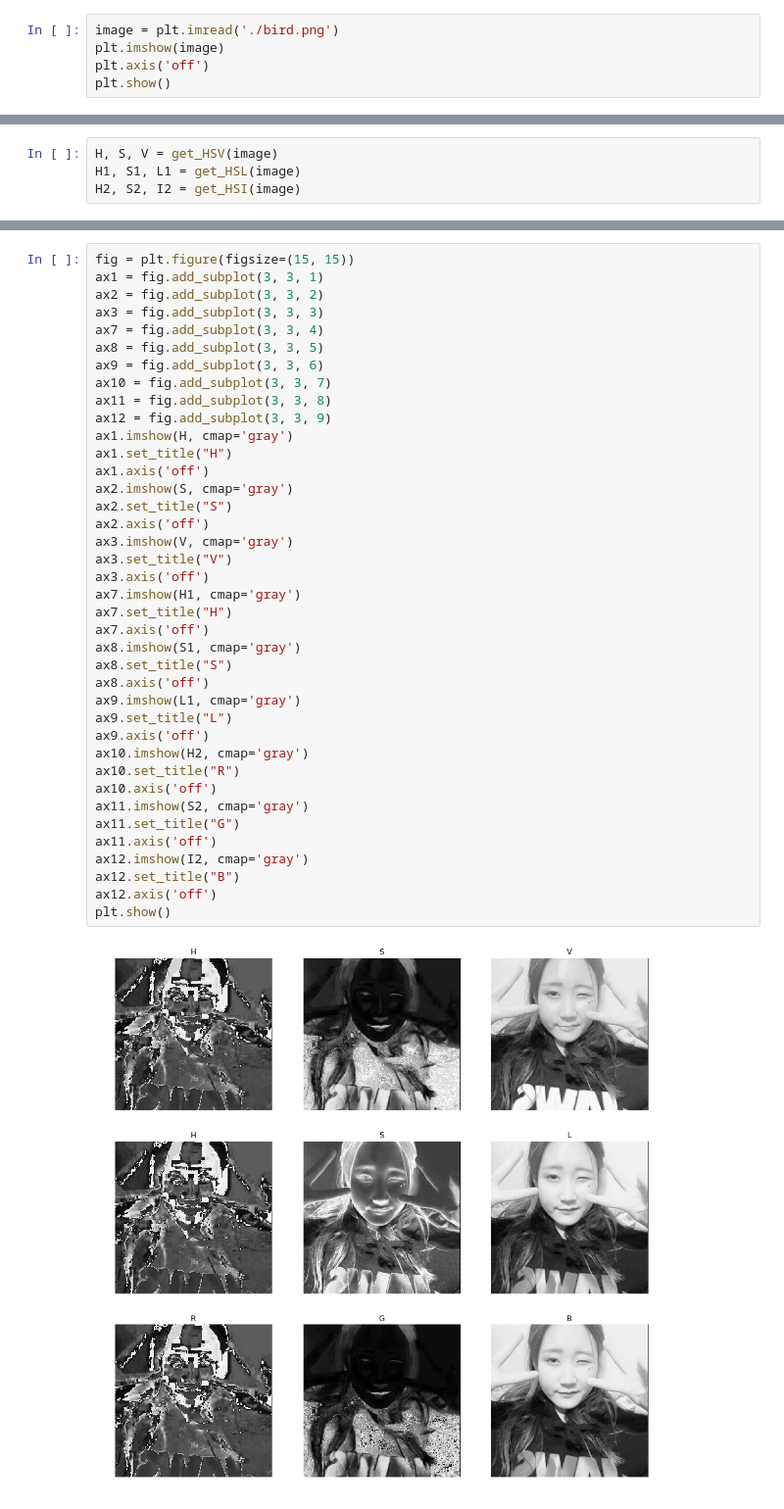
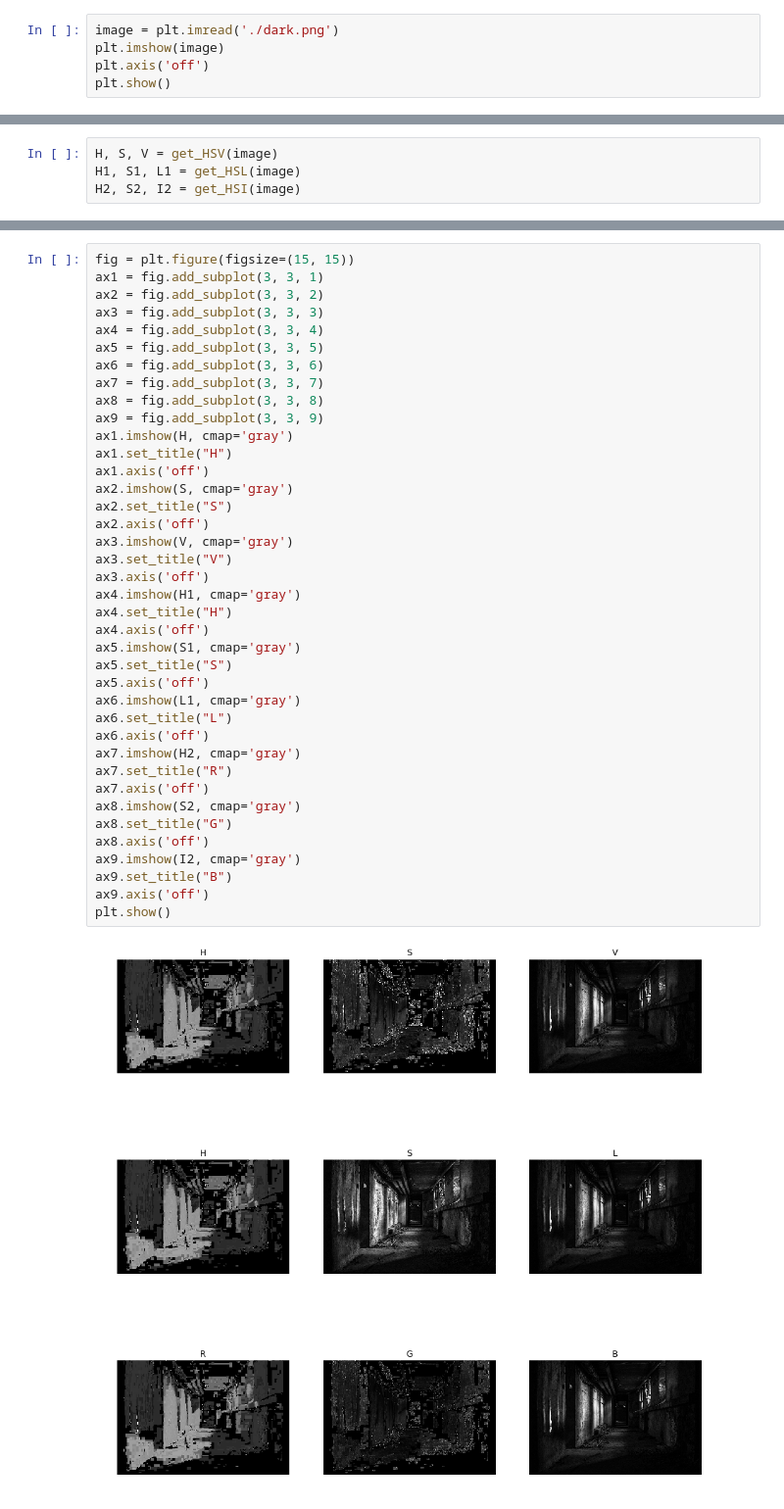
Before and after one commit to maestrojeong/image_process, a Jupyter notebook: img_axes.ipynb, the cells around one changed output, grey strips where cells are left out. Shown at 98% size. Cells and saved outputs as stored; diff of their text form.

```diff
--- a/img_axes.ipynb
+++ b/img_axes.ipynb
@@ -5,7 +5,7 @@ from ops import get_HSI
 from ops import get_HSV
 from ops import get_HSL
 # %%
-image = plt.imread('./bird.png')
+image = plt.imread('./dark.png')
 plt.imshow(image)
 plt.axis('off')
 plt.show()
@@ -44,41 +44,41 @@ plt.show()
 # %%
 fig = plt.figure(figsize=(15, 15))
 ax1 = fig.add_subplot(3, 3, 1)
 ax2 = fig.add_subplot(3, 3, 2)
 ax3 = fig.add_subplot(3, 3, 3)
-ax7 = fig.add_subplot(3, 3, 4)
-ax8 = fig.add_subplot(3, 3, 5)
-ax9 = fig.add_subplot(3, 3, 6)
-ax10 = fig.add_subplot(3, 3, 7)
-ax11 = fig.add_subplot(3, 3, 8)
-ax12 = fig.add_subplot(3, 3, 9)
+ax4 = fig.add_subplot(3, 3, 4)
+ax5 = fig.add_subplot(3, 3, 5)
+ax6 = fig.add_subplot(3, 3, 6)
+ax7 = fig.add_subplot(3, 3, 7)
+ax8 = fig.add_subplot(3, 3, 8)
+ax9 = fig.add_subplot(3, 3, 9)
 ax1.imshow(H, cmap='gray')
 ax1.set_title("H")
 ax1.axis('off')
 ax2.imshow(S, cmap='gray')
 ax2.set_title("S")
 ax2.axis('off')
 ax3.imshow(V, cmap='gray')
 ax3.set_title("V")
 ax3.axis('off')
-ax7.imshow(H1, cmap='gray')
-ax7.set_title("H")
+ax4.imshow(H1, cmap='gray')
+ax4.set_title("H")
+ax4.axis('off')
+ax5.imshow(S1, cmap='gray')
+ax5.set_title("S")
+ax5.axis('off')
+ax6.imshow(L1, cmap='gray')
+ax6.set_title("L")
+ax6.axis('off')
+ax7.imshow(H2, cmap='gray')
+ax7.set_title("R")
 ax7.axis('off')
-ax8.imshow(S1, cmap='gray')
-ax8.set_title("S")
+ax8.imshow(S2, cmap='gray')
+ax8.set_title("G")
 ax8.axis('off')
-ax9.imshow(L1, cmap='gray')
-ax9.set_title("L")
+ax9.imshow(I2, cmap='gray')
+ax9.set_title("B")
 ax9.axis('off')
-ax10.imshow(H2, cmap='gray')
-ax10.set_title("R")
-ax10.axis('off')
-ax11.imshow(S2, cmap='gray')
-ax11.set_title("G")
-ax11.axis('off')
-ax12.imshow(I2, cmap='gray')
-ax12.set_title("B")
-ax12.axis('off')
 plt.show()
 # %% [output]
-[figure, old version]
+[figure, new version]
```
Also changed, not shown: parts of 2 cells of this notebook, 5 other files.
